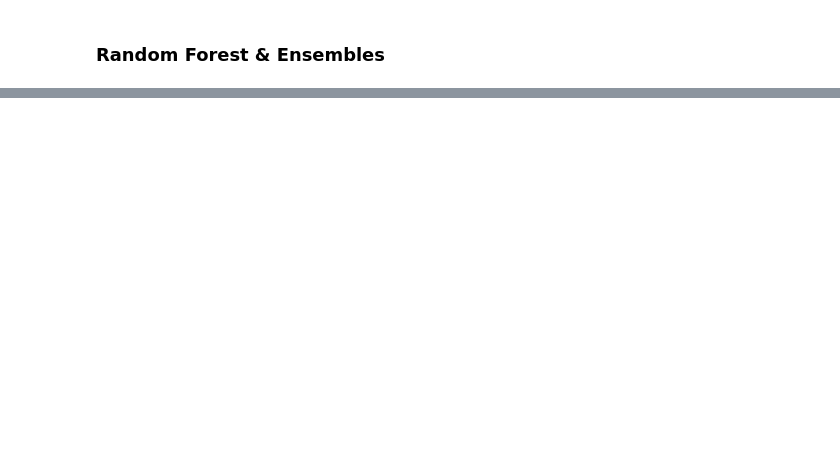
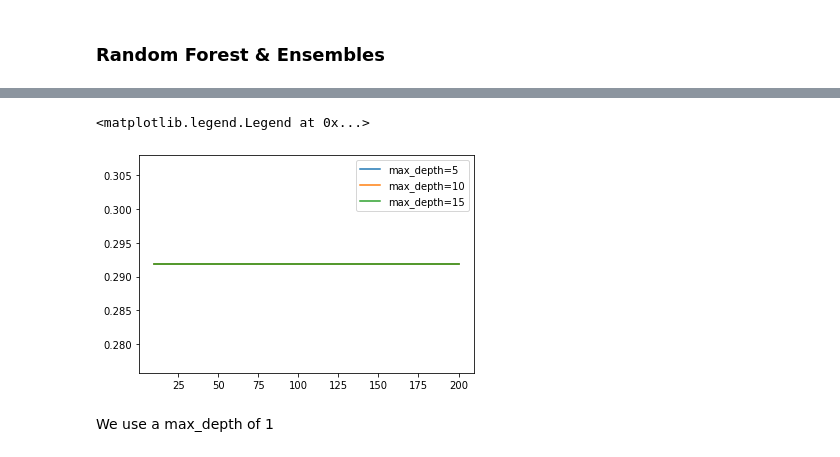
Before and after one commit to DeleMike/house_pricing, a Jupyter notebook: house_pricing.ipynb, the cells around one changed output, grey strips where cells are left out. Drawn from its saved outputs; the diff is of its cells as text; code cells hidden in the pictures; blank space fills up the shorter version.

```diff
--- a/house_pricing.ipynb
+++ b/house_pricing.ipynb
@@ -849,0 +883,32 @@ np.absolute(scores).mean()
+# %%
+scores = []
+
+# max-depths
+for d in [5, 10, 15]:
+    # no of estimators - no of trees
+    for n in range(10, 201, 10):
+        rf = RandomForestRegressor(n_estimators=n,
+                                    max_depth=d,
+                                    random_state=43)
+        rf.fit(X_train, y_train)
+
+        y_pred = dt.predict(X_val)
+        score = np.sqrt(mean_squared_error(y_val, y_pred))
+
+        scores.append((d, n, score))
+# %%
+columns = ['max_depth', 'n_estimators', 'rmse']
+df_scores = pd.DataFrame(scores, columns=columns)
+# %%
+for d in [5, 10, 15]:
+    df_subset = df_scores[df_scores.max_depth == d]
+
+    plt.plot(df_subset.n_estimators, df_subset.rmse,
+             label='max_depth=%d' % d)
+
+plt.legend()
+# %% [output]
+<matplotlib.legend.Legend at 0x...>
+[figure, added]
+# %% [markdown]
+We use a max_depth of 1
```
Also changed, not shown: parts of 34 cells of this notebook.
